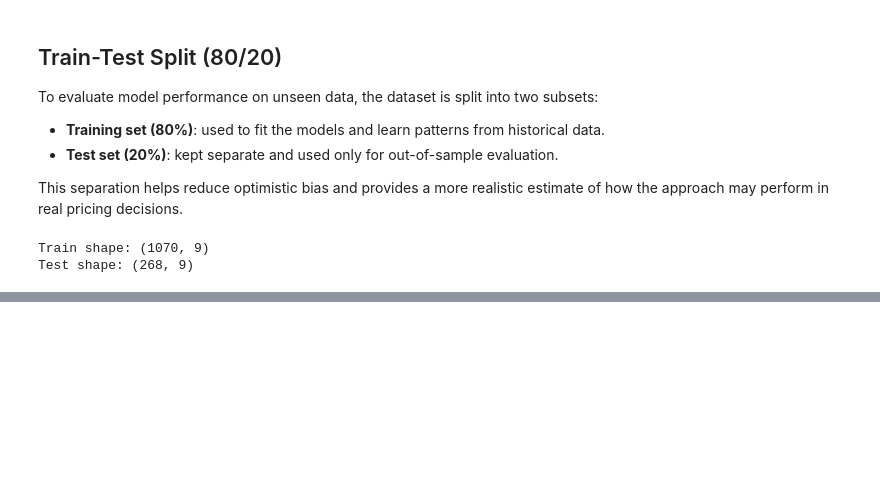
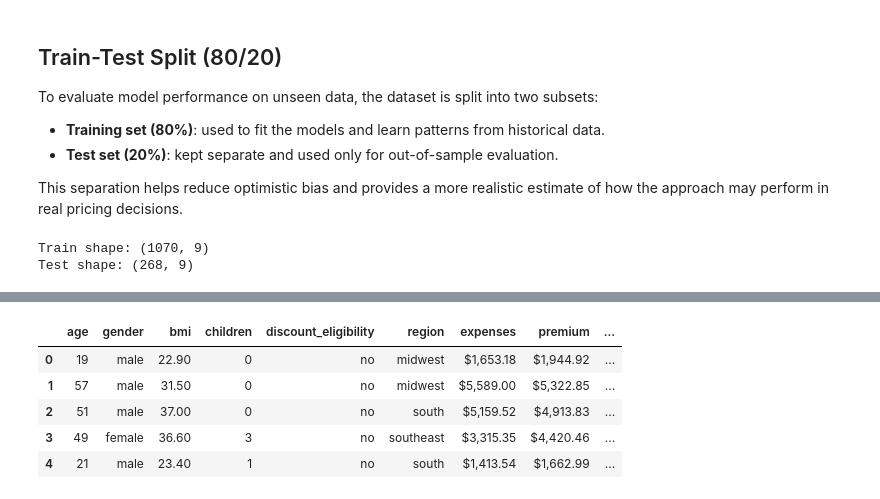
Before and after one commit to renancaetan0/prediction_methods_health_insurance, a Jupyter notebook: notebooks/prediction_methods_health_insurance.ipynb, the cells around one changed output, grey strips where cells are left out. Saved outputs shown, nothing was run; the diff lists cells and outputs as text; code cells hidden in the pictures; blank space fills up the shorter version.

```diff
--- a/notebooks/prediction_methods_health_insurance.ipynb
+++ b/notebooks/prediction_methods_health_insurance.ipynb
@@ -289,0 +321,9 @@ Test shape: (268, 9)
+# %%
+# =========================================
+# Selecting columns for clustering (training set only)
+# =========================================
+
+cluster_columns = ["age", "bmi", "children", "discount_eligibility_binary"]  # variables used in clustering
+cluster_train_df = base_health_insurance_train_df[cluster_columns].copy()  # selecting only train rows and clustering columns
+
+display(cluster_train_df.head())  # preview of clustering input (train set)
@@ -289,0 +2028,23 @@ Test shape: (268, 9)
+# %%
+cluster_columns = ["age", "bmi", "children", "discount_eligibility_binary"]  # same feature set used to train K-Means
+
+cluster_test_df = base_health_insurance_test_df[cluster_columns].copy()  # selecting holdout features to be classified
+cluster_test_scaled = scaler.transform(cluster_test_df)  # normalizing holdout data with the scaler fitted on the 80% training set
+
+cluster_test_scaled_df = pd.DataFrame(  # converting scaled array back to DataFrame to keep feature names
+    cluster_test_scaled,  # standardized numeric values for holdout clients
+    columns=cluster_columns,  # preserving the exact feature names expected by the model
+    index=cluster_test_df.index  # preserving row alignment with the original holdout dataframe
+)
+
+kmeans_model_loaded = joblib.load("../data/kmeans_model_trained.pkl")  # loading the trained K-Means model from disk
+base_health_insurance_test_df["cluster"] = kmeans_model_loaded.predict(cluster_test_scaled_df)  # assigning cluster to each holdout client
+
+display(base_health_insurance_test_df.head())  # previewing the holdout dataframe with the new cluster column
+# %% [output]
+|  | age | gender | bmi | children | discount_eligibility | region | expenses | premium | ... |
+| 0 | 19 | male | 22.90 | 0 | no | midwest | $1,653.18 | $1,944.92 | ... |
+| 1 | 57 | male | 31.50 | 0 | no | midwest | $5,589.00 | $5,322.85 | ... |
+| 2 | 51 | male | 37.00 | 0 | no | south | $5,159.52 | $4,913.83 | ... |
+| 3 | 49 | female | 36.60 | 3 | no | southeast | $3,315.35 | $4,420.46 | ... |
+| 4 | 21 | male | 23.40 | 1 | no | south | $1,413.54 | $1,662.99 | ... |
```
Also changed, not shown: parts of 50 cells of this notebook.
